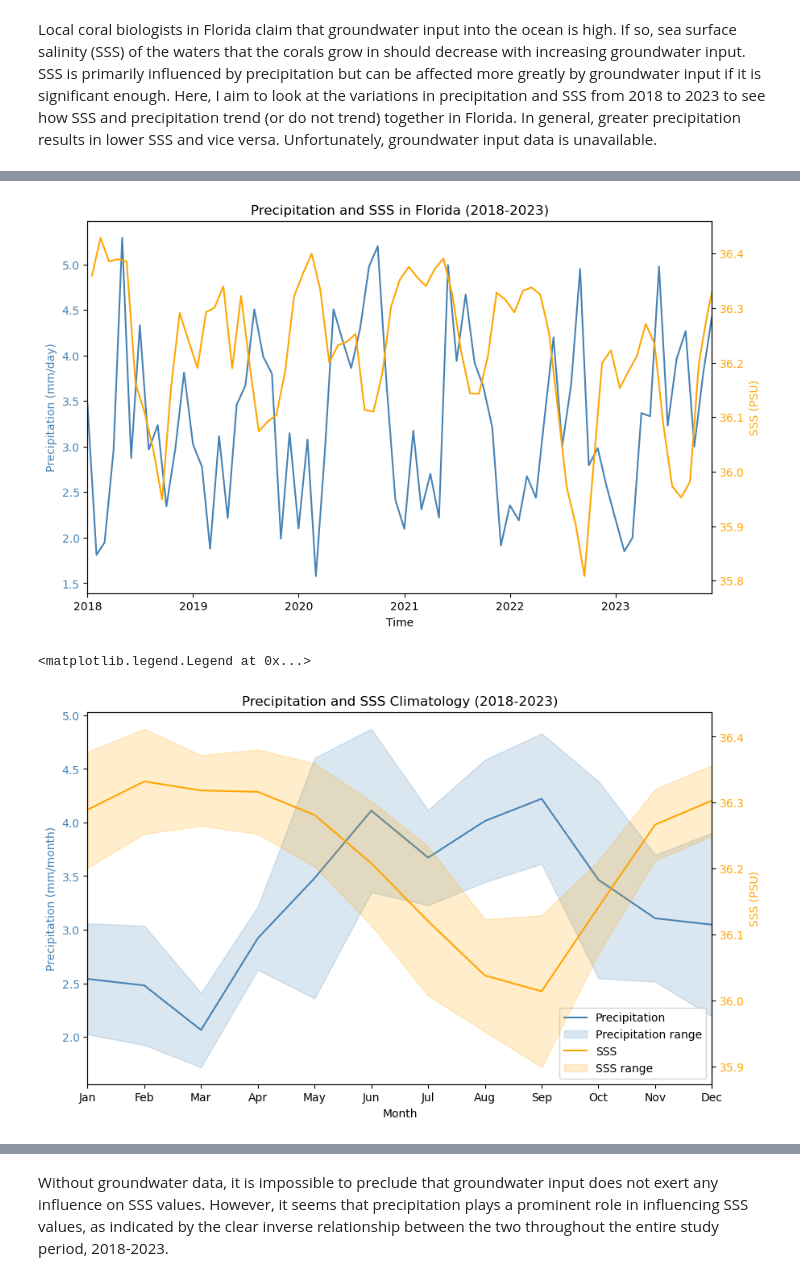
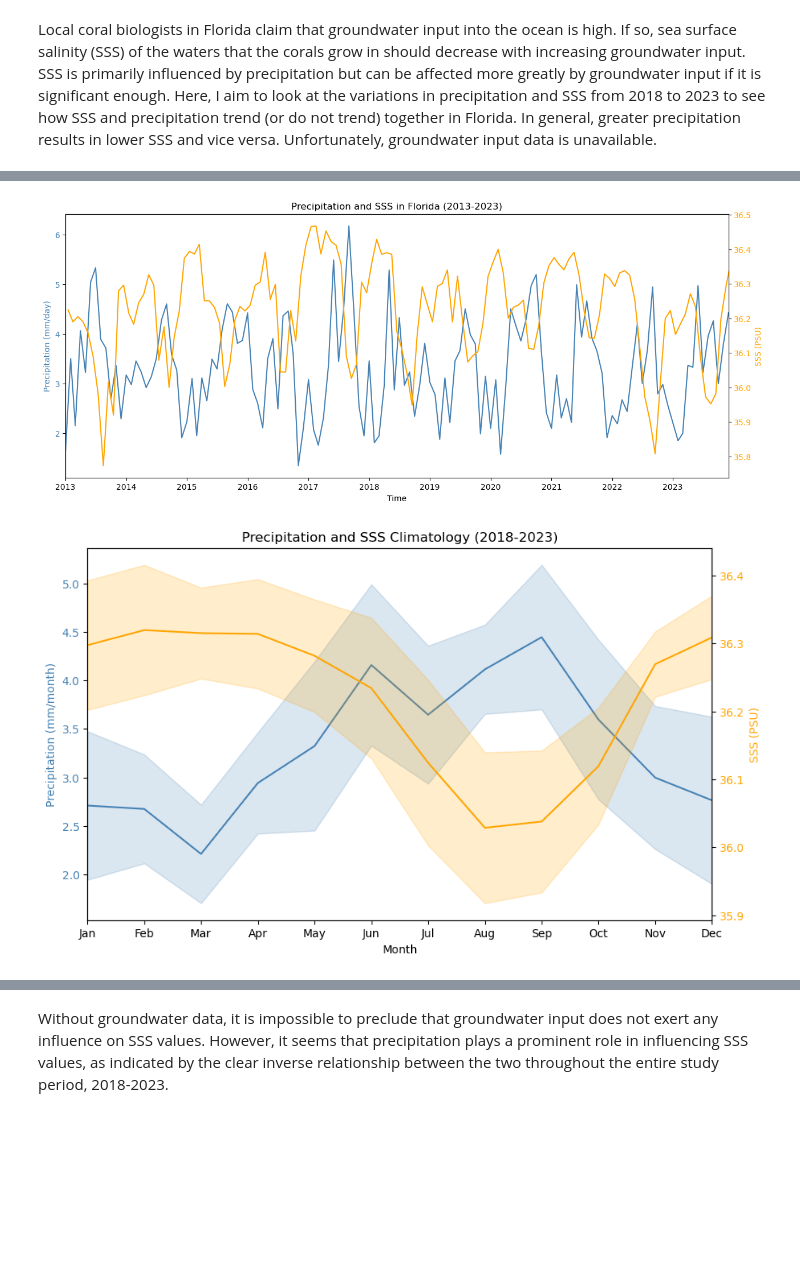
Before and after one commit to PhyllisKho/Assignments, a Jupyter notebook: Kho_ClassProject.ipynb, the cells around one changed output, grey strips where cells are left out. Saved outputs shown, nothing was run; the diff lists cells and outputs as text; code cells hidden in the pictures; blank space fills up the shorter version.

```diff
--- a/Kho_ClassProject.ipynb
+++ b/Kho_ClassProject.ipynb
@@ -42,7 +44,10 @@ import zipfile
 # Open all extracted netCDF files using xarray's open_mfdataset
 #EN = xr.open_mfdataset(f'{extraction_dir}/*.nc', engine='netcdf4', combine='by_coords')
 # %%
-EN = xr.open_mfdataset('/home/pyk2106/pyk2106/ENData/extracted_files/EN.4.2.2.f.analysis.c14.*.nc')
+EN = xr.open_mfdataset('/data9/GR6901/work/pyk2106/ENData/extracted_files_64bit/EN.4.2.2.f.analysis.c14.*.nc', concat_dim='time', combine='nested', data_vars='minimal', coords='minimal', compat='override', drop_variables=['temperature','temperature_uncertainty','salinity_uncertainty','temperature_observation_weights','salinity_observation_weights','time_bnds','depth_bnds'])
 # %%
 # Slice salinity, depth, lat and lon in EN data to get only SSS data in Florida
-SSS = EN.salinity.sel(lat=slice(20, 35), lon=slice(270, 290), time=slice('2018-01-01', '2023-12-31')).isel(depth=0)
+SSS = EN.salinity.sel(lat=slice(20, 35), lon=slice(270, 290), time=slice('2013-01-01', '2023-12-31')).isel(depth=0)
+
+# Drop the depth variable since there's only one value
+SSS=SSS.drop_vars("depth")
@@ -52,30 +85,30 @@ precip_download = '/home/pyk2106/precip.mon.mean.nc'
 precip_ds = xr.open_dataset(precip_download)
 
 # Slide precipitation data for Florida
-precip = precip_ds.precip.sel(lat=slice(20, 35), lon=slice(270, 290), time=slice('2018-01-01', '2023-12-31'))
+precip = precip_ds.precip.sel(lat=slice(20, 35), lon=slice(270, 290), time=slice('2013-01-01', '2023-12-31'))
 # %%
 # Calculate average precipitation and SSS over space
 precip_clim = precip.mean(dim=('lat', 'lon'))
 SSS_clim = SSS.mean(dim=('lat', 'lon'))
 # %%
 # Create a new figure and axis sharing the same x-axis
-fig, ax1 = plt.subplots(figsize=(10, 6))
+fig, ax1 = plt.subplots(figsize=(15, 6))
 
 # Plot precipitation on the primary y-axis
 ax1.plot(precip_clim.time, precip_clim, color='steelblue')
 ax1.set_xlabel('Time')
 ax1.set_ylabel('Precipitation (mm/day)', color='steelblue')
-ax1.set_title('Precipitation and SSS in Florida (2018-2023)')
+ax1.set_title('Precipitation and SSS in Florida (2013-2023)')
 ax1.tick_params(axis='y', labelcolor='steelblue')
 ax1.set_xlim(precip_clim.time.min(), precip_clim.time.max())
 
 # Create a secondary y-axis for SSS
 ax2 = ax1.twinx()
 ax2.plot(SSS_clim.time, SSS_clim, color='orange')
 ax2.set_ylabel('SSS (PSU)', color='orange')
 ax2.tick_params(axis='y', labelcolor='orange')
 # %% [output]
-[figure, old version]
+[figure, new version]
 # %%
 # Calculate standard deviation and mean of precipitation and SSS over each month
 precip_sd = precip_clim.groupby('time.month').std()
@@ -111,12 +144,6 @@ ax2.plot(months, SSS_mean, linestyle='-', color='orange', label = "SSS");
 ax2.fill_between(months, SSS_mean+SSS_sd, SSS_mean-SSS_sd, color='orange', alpha=0.2, label = "SSS range");
 ax2.set_ylabel('SSS (PSU)', color='orange');
 ax2.tick_params(axis='y', labelcolor='orange');
-
-
-lines1, labels1 = ax1.get_legend_handles_labels()
-lines2, labels2 = ax2.get_legend_handles_labels()
-ax1.legend(lines1 + lines2, labels1 + labels2, loc='lower right')
 # %% [output]
-<matplotlib.legend.Legend at 0x...>
-[figure, old version]
+[figure, new version]
 # %%
```
Also changed, not shown: parts of 6 cells of this notebook.
